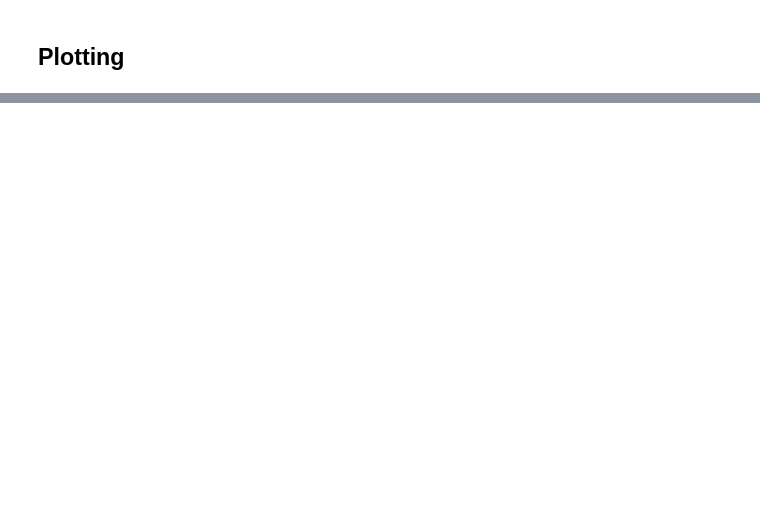
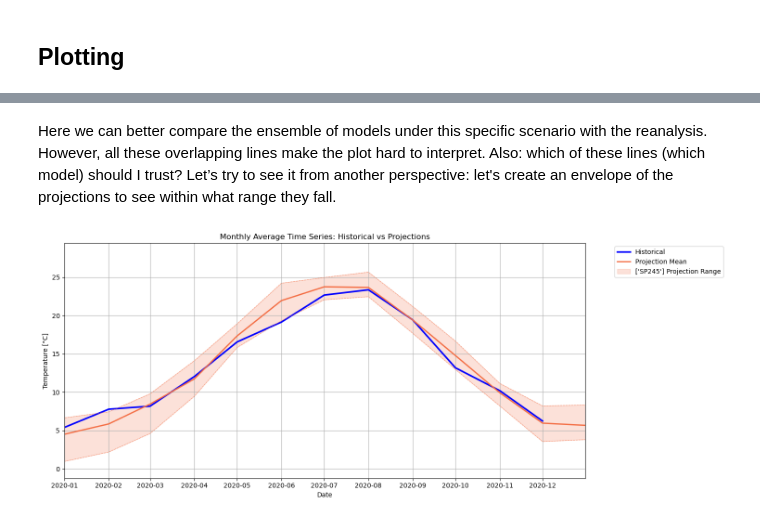
Before and after one commit to ecmwf-training/2025-entsoe-training, a Jupyter notebook: _build/html/_sources/climate-change-impacts.ipynb, the cells around one changed output, grey strips where cells are left out. Drawn from its saved outputs; the diff is of its cells as text; code cells hidden in the pictures; blank space fills up the shorter version.

```diff
--- a/_build/html/_sources/climate-change-impacts.ipynb
+++ b/_build/html/_sources/climate-change-impacts.ipynb
@@ -662,0 +266,18 @@ Date
+# %%
+# creating/specifying folders for: results, ancillary data
+results_dir = "results/climate_change_impacts"
+os.system(f"mkdir -p {results_dir}")
+
+# path to shape file of NUTs 0 (country-level) regions
+nut0_fpath = "shape_files/custom_spatial_aggregation/NUT0_ADM0_PECDCODE.shp"
+
+# defining datasets and time intervals of interest
+stream_list = ["H", "P"]  # stream codes (H: historical, P: projections)
+p_models = ["AWCM", "BCCS", "CMR5", "ECE3", "MEHR", "MRM2"]  # proj models
+p_scenarios = ["SP245"]  # proj scenario(s)
+
+var_code = "TA"  # TA, K
+units = "°C"  # Degrees Celsius
+
+# defining countries of interest (iso codes)
+country_list = ["IT"]  # you can add more elements, e.g "FR", "DE", ...
@@ -1090,0 +450,42 @@ print(summary_table.to_string(index=False))
+# %% [markdown]
+Here we can better compare the ensemble of models under this specific scenario with the reanalysis. However, all these overlapping lines make the plot hard to interpret. Also: which of these lines (which model) should I trust?
+Let’s try to see it from another perspective: let's create an envelope of the projections to see within what range they fall.
+# %%
+# Calculate the average, min, and max across all projection columns for 2015
+proj_mean = df_proj.mean(axis=1)
+proj_min = df_proj.min(axis=1)
+proj_max = df_proj.max(axis=1)
+
+# Plotting
+plt.figure(figsize=(15, 6))
+
+# SSP color
+ssp_color = '#f46d43'
+
+# 1. Plot historical data (thick blue line)
+plt.plot(df_hist.index, df_hist, label="Historical", color="blue", linewidth=2.5)
+
+# 2. Plot mean of projections (thick red line)
+plt.plot(df_proj.index, proj_mean, label="Projection Mean", color=ssp_color, linewidth=2)
+
+# 3. Fill between min and max (shaded red envelope)
+p_label = f"{p_scenarios} Projection Range"
+plt.fill_between(
+    df_proj.index, proj_min, proj_max, color=ssp_color, alpha=0.2, label=p_label
+)
+
+# 4. Outline the min and max envelope (thin red dashed lines)
+plt.plot(df_proj.index, proj_min, color=ssp_color, linewidth=0.8, linestyle="--", alpha=0.6)
+plt.plot(df_proj.index, proj_max, color=ssp_color, linewidth=0.8, linestyle="--", alpha=0.6)
+
+# Final formatting
+plt.title("Monthly Average Time Series: Historical vs Projections")
+plt.xlabel("Date")
+plt.ylabel(f"Temperature [{units}]")
+plt.grid(True)
+plt.legend(bbox_to_anchor=(1.05, 1), loc="upper left")
+plt.xlim(pd.to_datetime(f"{year_x}-01-01"), pd.to_datetime(f"{year_x}-12-31"))
+plt.tight_layout()
+plt.show()
+# %% [output]
+[figure, added]
```
Also changed, not shown: parts of 135 cells of this notebook, 21 other files.
